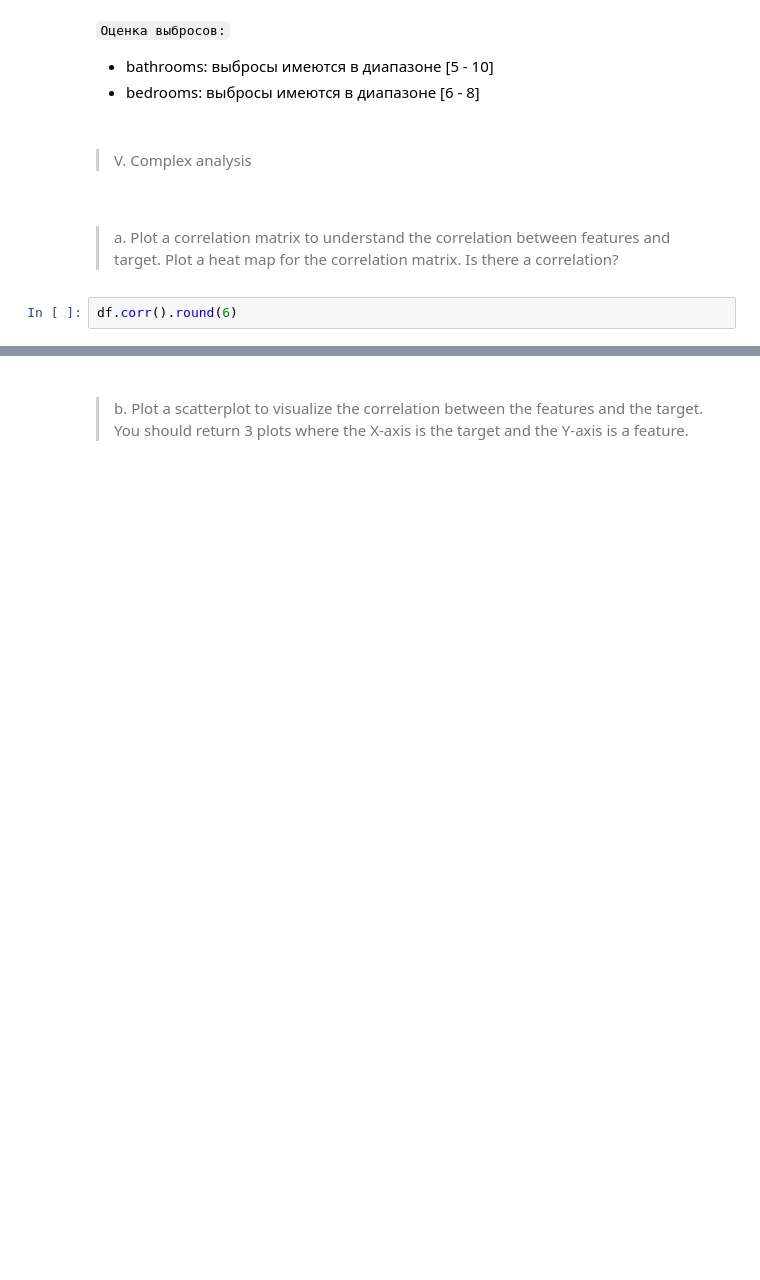
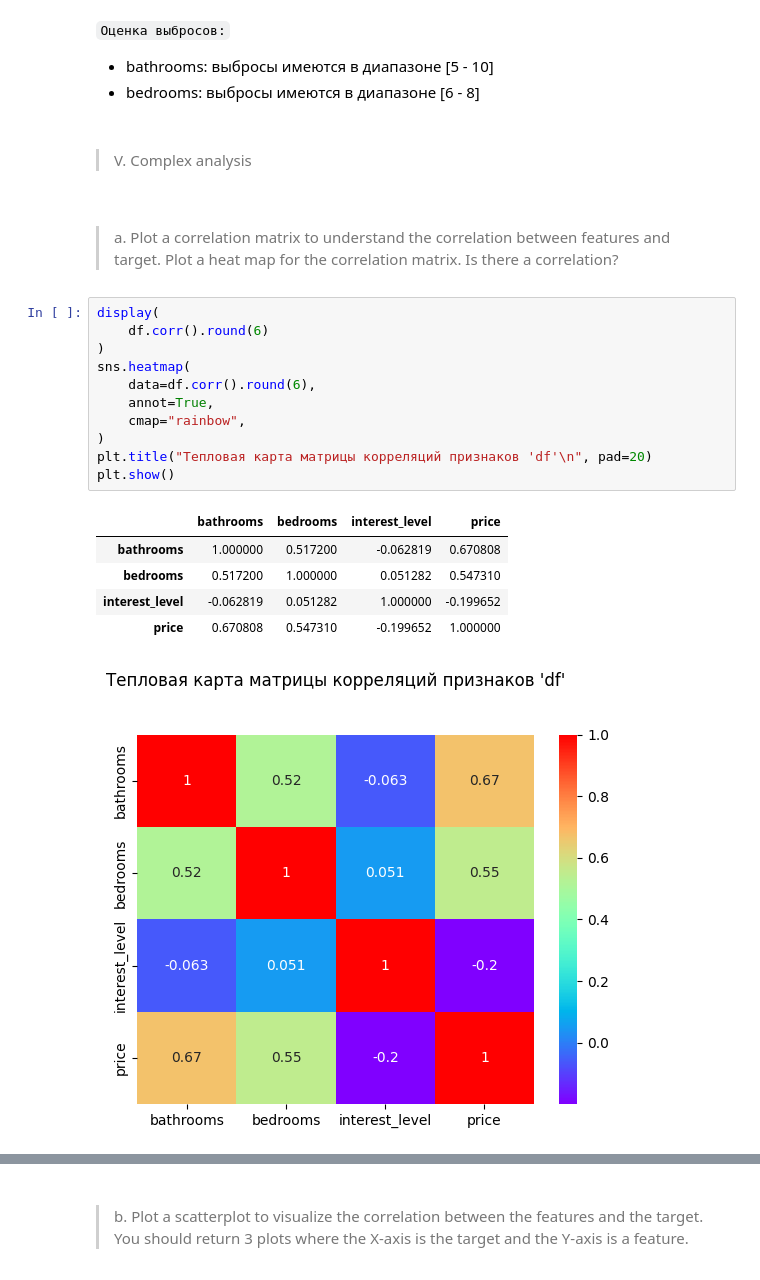
Before and after one commit to EgrSlv/MachineLearning, a Jupyter notebook: src/ML1_Introduction.ipynb, the cells around one changed output, grey strips where cells are left out. Cells and saved outputs as stored; diff of their text form; blank space fills up the shorter version.

```diff
--- a/src/ML1_Introduction.ipynb
+++ b/src/ML1_Introduction.ipynb
@@ -433,4 +429,20 @@ plt.show()
 #####
 > a. Plot a correlation matrix to understand the correlation between features and target. Plot a heat map for the correlation matrix. Is there a correlation?
 # %%
-df.corr().round(6)
+display(
+    df.corr().round(6)
+)
+sns.heatmap(
+    data=df.corr().round(6),
+    annot=True,
+    cmap="rainbow",
+)
+plt.title("Тепловая карта матрицы корреляций признаков 'df'\n", pad=20)
+plt.show()
+# %% [output]
+|  | bathrooms | bedrooms | interest_level | price |
+| bathrooms | 1.000000 | 0.517200 | -0.062819 | 0.670808 |
+| bedrooms | 0.517200 | 1.000000 | 0.051282 | 0.547310 |
+| interest_level | -0.062819 | 0.051282 | 1.000000 | -0.199652 |
+| price | 0.670808 | 0.547310 | -0.199652 | 1.000000 |
+[figure, added]
```
Also changed, not shown: parts of 14 cells of this notebook.
